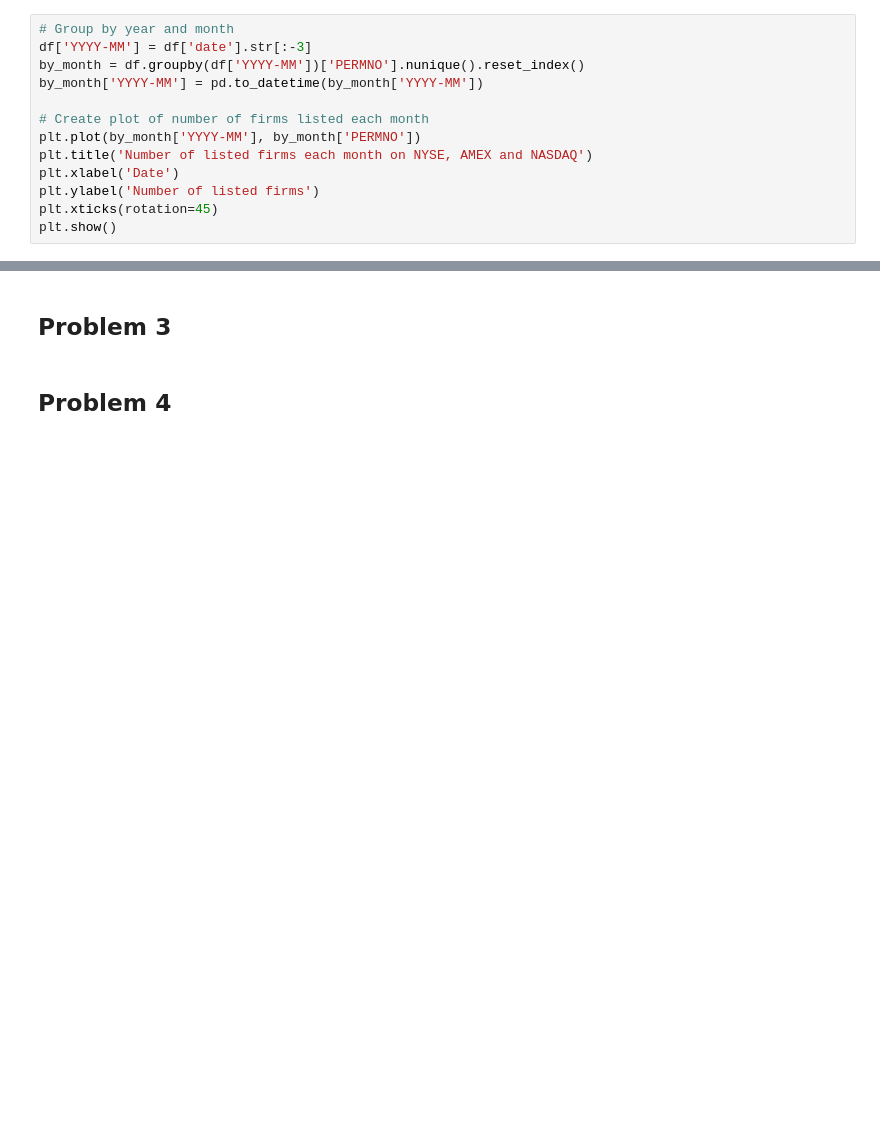
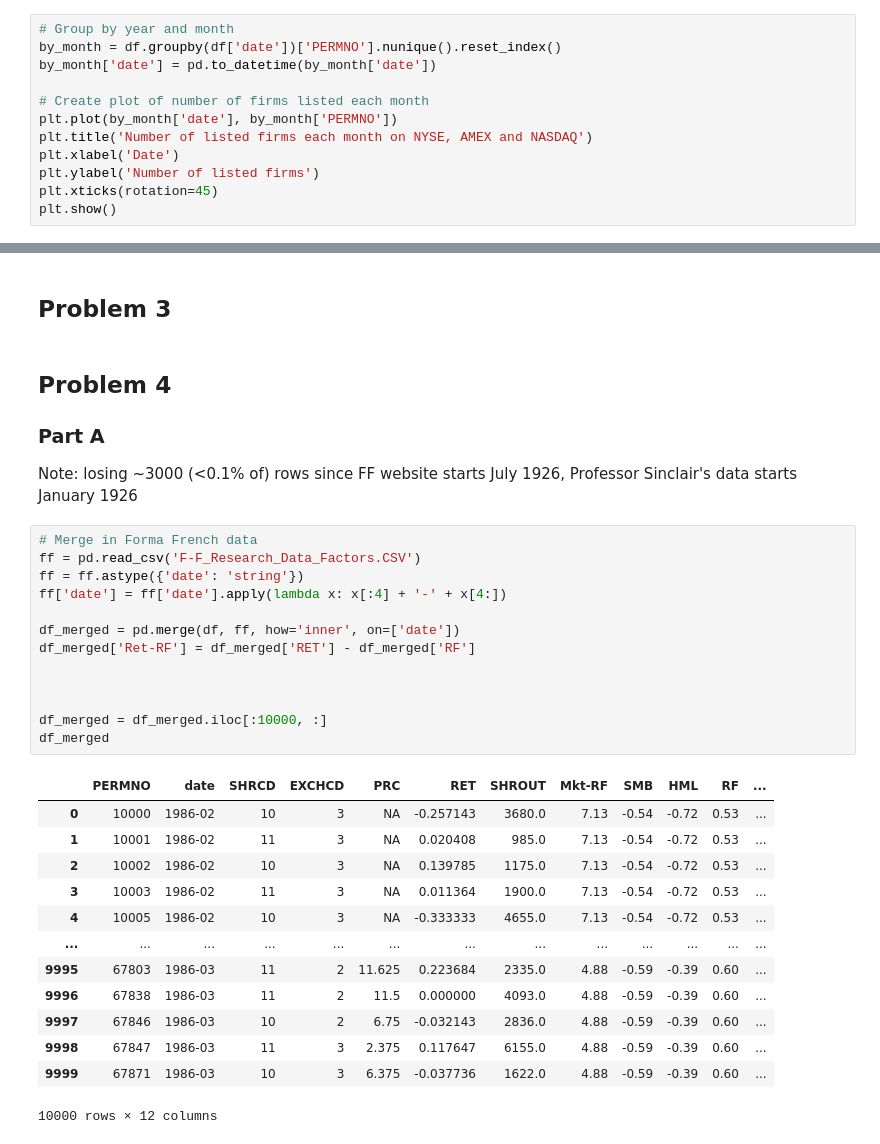
Before and after one commit to KMcCand/Hedge_Funds_Caltech, a Jupyter notebook: BEM114 HW2/BEM114_HW2_Andrew_Daniel_Kyle.ipynb, the cells around one changed output, grey strips where cells are left out. Saved outputs shown, nothing was run; the diff lists cells and outputs as text; blank space fills up the shorter version.

```diff
--- a/BEM114 HW2/BEM114_HW2_Andrew_Daniel_Kyle.ipynb
+++ b/BEM114 HW2/BEM114_HW2_Andrew_Daniel_Kyle.ipynb
@@ -44,12 +52,11 @@ df
 ### Part B
 # %%
 # Group by year and month
-df['YYYY-MM'] = df['date'].str[:-3]
-by_month = df.groupby(df['YYYY-MM'])['PERMNO'].nunique().reset_index()
-by_month['YYYY-MM'] = pd.to_datetime(by_month['YYYY-MM'])
+by_month = df.groupby(df['date'])['PERMNO'].nunique().reset_index()
+by_month['date'] = pd.to_datetime(by_month['date'])
 
 # Create plot of number of firms listed each month
-plt.plot(by_month['YYYY-MM'], by_month['PERMNO'])
+plt.plot(by_month['date'], by_month['PERMNO'])
 plt.title('Number of listed firms each month on NYSE, AMEX and NASDAQ')
 plt.xlabel('Date')
 plt.ylabel('Number of listed firms')
@@ -63,3 +70,32 @@ plt.show()
 ## Problem 3
 # %% [markdown]
 ## Problem 4
+### Part A
+Note: losing ~3000 (<0.1% of) rows since FF website starts July 1926, Professor Sinclair's data starts January 1926
+# %%
+# Merge in Forma French data
+ff = pd.read_csv('F-F_Research_Data_Factors.CSV')
+ff = ff.astype({'date': 'string'})
+ff['date'] = ff['date'].apply(lambda x: x[:4] + '-' + x[4:])
+
+df_merged = pd.merge(df, ff, how='inner', on=['date'])
+df_merged['Ret-RF'] = df_merged['RET'] - df_merged['RF']
+
+
+
+df_merged = df_merged.iloc[:10000, :]
+df_merged
+# %% [output]
+|  | PERMNO | date | SHRCD | EXCHCD | PRC | RET | SHROUT | Mkt-RF | SMB | HML | RF | ... |
+| 0 | 10000 | 1986-02 | 10 | 3 | NA | -0.257143 | 3680.0 | 7.13 | -0.54 | -0.72 | 0.53 | ... |
+| 1 | 10001 | 1986-02 | 11 | 3 | NA | 0.020408 | 985.0 | 7.13 | -0.54 | -0.72 | 0.53 | ... |
+| 2 | 10002 | 1986-02 | 10 | 3 | NA | 0.139785 | 1175.0 | 7.13 | -0.54 | -0.72 | 0.53 | ... |
+| 3 | 10003 | 1986-02 | 11 | 3 | NA | 0.011364 | 1900.0 | 7.13 | -0.54 | -0.72 | 0.53 | ... |
+| 4 | 10005 | 1986-02 | 10 | 3 | NA | -0.333333 | 4655.0 | 7.13 | -0.54 | -0.72 | 0.53 | ... |
+| ... | ... | ... | ... | ... | ... | ... | ... | ... | ... | ... | ... | ... |
+| 9995 | 67803 | 1986-03 | 11 | 2 | 11.625 | 0.223684 | 2335.0 | 4.88 | -0.59 | -0.39 | 0.60 | ... |
+| 9996 | 67838 | 1986-03 | 11 | 2 | 11.5 | 0.000000 | 4093.0 | 4.88 | -0.59 | -0.39 | 0.60 | ... |
+| 9997 | 67846 | 1986-03 | 10 | 2 | 6.75 | -0.032143 | 2836.0 | 4.88 | -0.59 | -0.39 | 0.60 | ... |
+| 9998 | 67847 | 1986-03 | 11 | 3 | 2.375 | 0.117647 | 6155.0 | 4.88 | -0.59 | -0.39 | 0.60 | ... |
+| 9999 | 67871 | 1986-03 | 10 | 3 | 6.375 | -0.037736 | 1622.0 | 4.88 | -0.59 | -0.39 | 0.60 | ... |
+10000 rows × 12 columns
```
Also changed, not shown: parts of 5 cells of this notebook, 2 other files.
